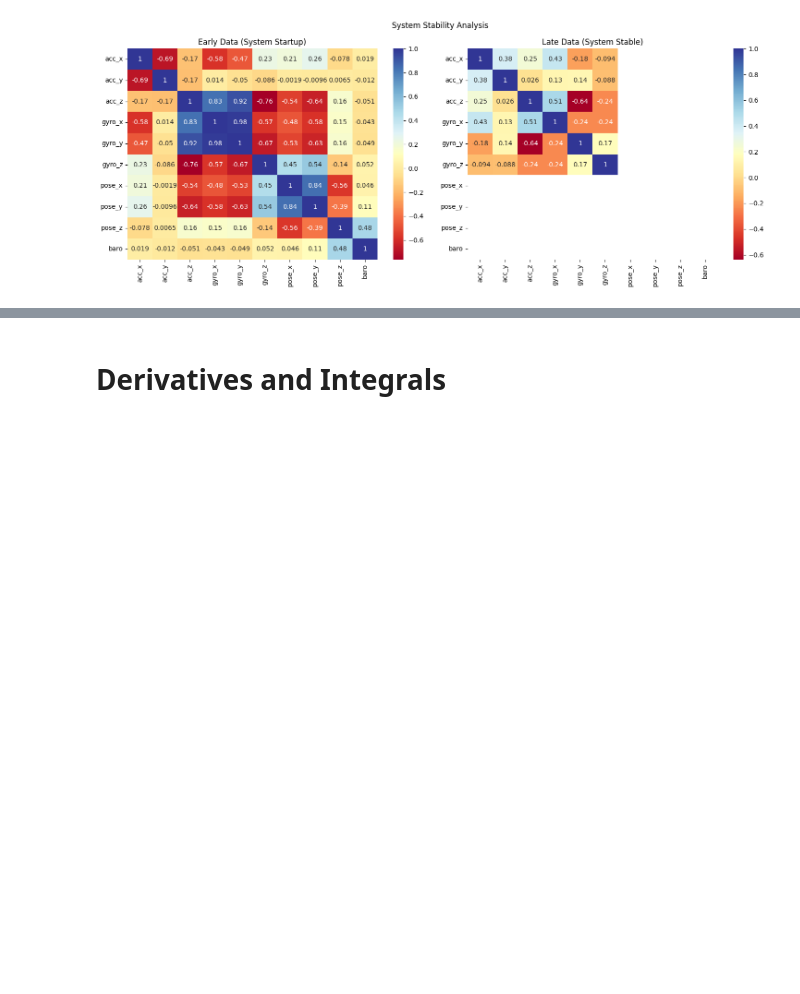
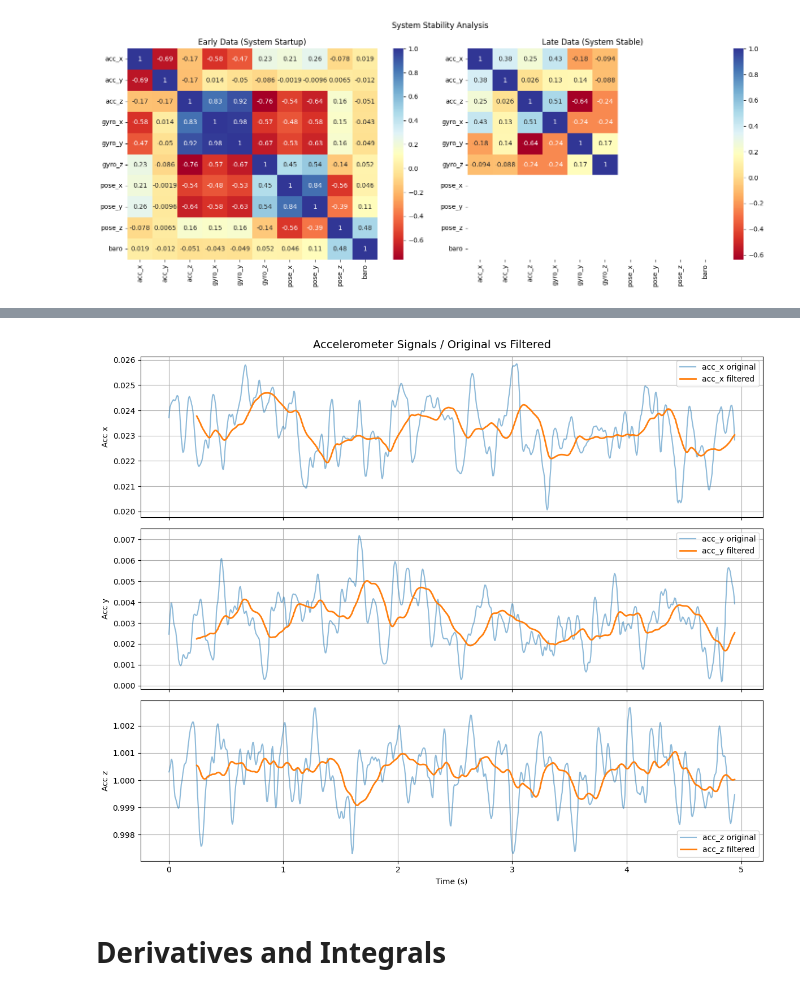
Before and after one commit to BREIMER606/Programaci-n-Cient-fica, a Jupyter notebook: Laboratorio_1/Lab1_Pct.ipynb, the cells around one changed output, grey strips where cells are left out. Saved outputs shown, nothing was run; the diff lists cells and outputs as text; code cells hidden in the pictures; blank space fills up the shorter version.

```diff
--- a/Laboratorio_1/Lab1_Pct.ipynb
+++ b/Laboratorio_1/Lab1_Pct.ipynb
@@ -248,0 +140,90 @@ See the caveats in the documentation: https://pandas.pydata.org/pandas-docs/stab
+# %%
+# ===== Clase Padre =====
+class SensorSignal:
+    def __init__(self, time, values, name):
+        self.time = time
+        self.values = values
+        self.name = name
+
+    def evaluate(self):
+        pass  # para clase padre genérica / herencia y polimorfismo
+
+
+# ===== Clase Hija 1: Señal Original =====
+class OriginalSignal(SensorSignal):
+    def evaluate(self):
+        return self.values
+
+
+# ===== Clase Hija 2: Señal Filtrada (media móvil con numpy) =====
+class FilteredSignal(SensorSignal):
+    def __init__(self, time, values, name, window_size=10):
+        super().__init__(time, values, name)
+        self.window_size = window_size
+
+    def evaluate(self):
+        # filtro de media móvil
+        cumsum = np.cumsum(np.insert(self.values, 0, 0))
+        filtered = (cumsum[self.window_size:] - cumsum[:-self.window_size]) / self.window_size
+
+        # Alinear longitudes (rellenamos bordes con NaN)
+        filtered_full = np.full_like(self.values, np.nan)
+        filtered_full[self.window_size-1:] = filtered
+        return filtered_full
+
+
+# ===== Función que aplica evaluate a cualquier objeto =====
+def apply_function_to_list(signal_objects):
+    results = []
+    for sig in signal_objects:
+        results.append(sig.evaluate())
+    return results
+
+
+# ===== Ejemplo extendido con x, y, z =====
+time = df['t_pose'].values
+
+# Señales originales
+orig_x = OriginalSignal(time, df['acc_x'].values, "acc_x original")
+orig_y = OriginalSignal(time, df['acc_y'].values, "acc_y original")
+orig_z = OriginalSignal(time, df['acc_z'].values, "acc_z original")
+
+# Señales filtradas
+filt_x = FilteredSignal(time, df['acc_x'].values, "acc_x filtered", window_size=50)
+filt_y = FilteredSignal(time, df['acc_y'].values, "acc_y filtered", window_size=50)
+filt_z = FilteredSignal(time, df['acc_z'].values, "acc_z filtered", window_size=50)
+
+# Aplicar función a todas
+signals = [orig_x, filt_x, orig_y, filt_y, orig_z, filt_z]
+results = apply_function_to_list(signals)
+
+# ===== Graficar =====
+fig, axes = plt.subplots(3, 1, figsize=(12, 10), sharex=True)
+
+# X
+axes[0].plot(time[:1000], results[0][:1000], label="acc_x original", alpha=0.5)
+axes[0].plot(time[:1000], results[1][:1000], label="acc_x filtered", linewidth=2)
+axes[0].set_ylabel("Acc_x")
+axes[0].legend()
+axes[0].grid()
+
+# Y
+axes[1].plot(time[:1000], results[2][:1000], label="acc_y original", alpha=0.5)
+axes[1].plot(time[:1000], results[3][:1000], label="acc_y filtered", linewidth=2)
+axes[1].set_ylabel("Acc_y")
+axes[1].legend()
+axes[1].grid()
+
+# Z
+axes[2].plot(time[:1000], results[4][:1000], label="acc_z original", alpha=0.5)
+axes[2].plot(time[:1000], results[5][:1000], label="acc_z filtered", linewidth=2)
+axes[2].set_ylabel("Acc_z")
+axes[2].set_xlabel("Time (s)")
+axes[2].legend()
+axes[2].grid()
+
+plt.suptitle("Accelerometer Signals / Original vs Filtered", fontsize=14)
+plt.tight_layout()
+plt.show()
+# %% [output]
+[figure, added]
```
Also changed, not shown: parts of 10 cells of this notebook.
